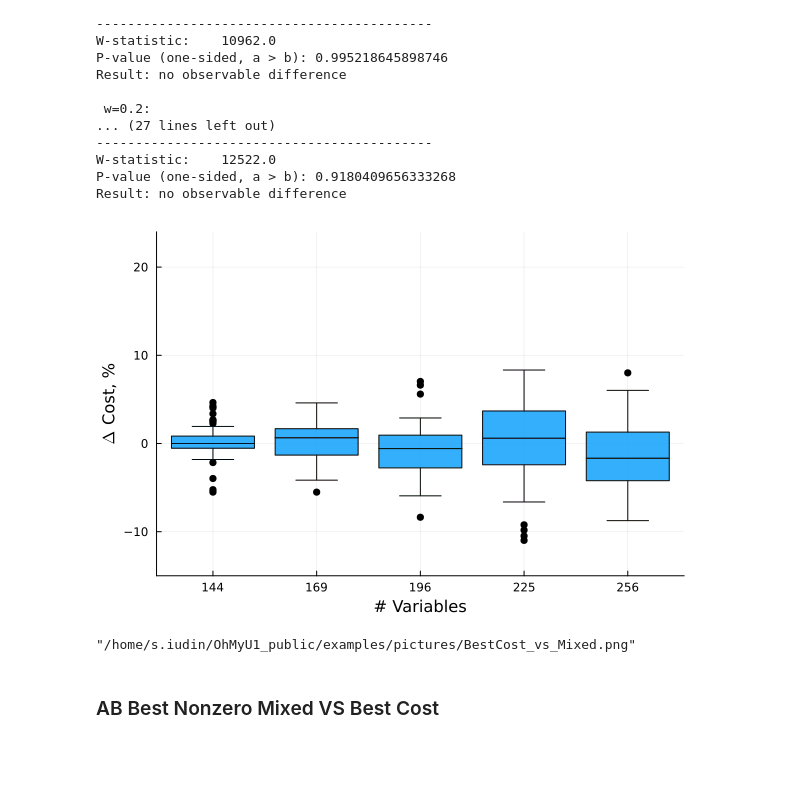
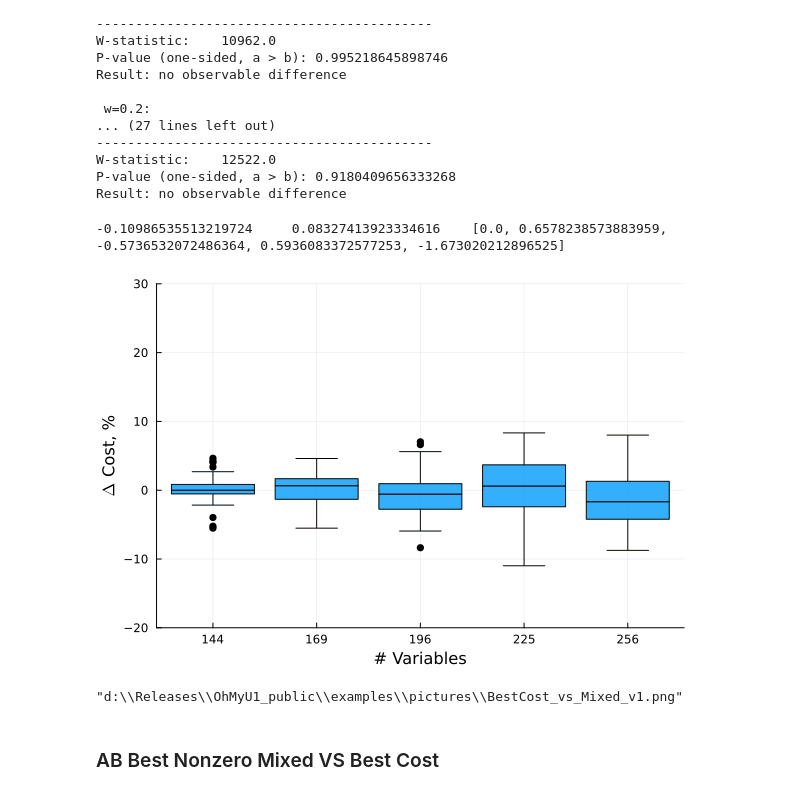
Before and after one commit to antientropic-guy/OhMyU1_public, a Jupyter notebook: examples/LinearAssignmentReport.ipynb, the cells around one changed output. Cells and saved outputs as stored; diff of their text form; code cells hidden in the pictures; blank space fills up the shorter version.

```diff
--- a/examples/LinearAssignmentReport.ipynb
+++ b/examples/LinearAssignmentReport.ipynb
@@ -104,7 +100,7 @@ function plot_rel_improvement(a, b; n=50, x=[12, 13, 14, 15, 16].^2)
     boxplot(rel_diff,
             fillcolor = palette(:default)[1],
             fillalpha = 0.8,
-            whisker_range = 1.0,
+            # whisker_range = 1.0,
 
             outliers = true,
             markercolor = :black,
@@ -114,7 +110,7 @@ function plot_rel_improvement(a, b; n=50, x=[12, 13, 14, 15, 16].^2)
             xlabel = "# Variables",
             ylabel = L"\Delta" * " Cost, %",
             x_ticks=(1:5, x),
-            ylims=(-15, 24)
+            ylims=(-20, 30)
     )
 end
 # %% [output]
@@ -125,10 +121,10 @@ plot_rel_improvement (generic function with 1 method)
 n_sizes = [12, 13, 14, 15, 16]
 problems_range = 1:50
 w_vec = [0.1, 0.35, 0.5, 0.7]
-path2_best_cost = "data/random_assignment/res_best_cost_barrier_false_div_false_r=50.jld2"
+path2_best_cost = "../data/random_assignment/res_best_cost_barrier_false_div_false_r=50.jld2"
 best_cost_vec = get_res_vec(path2_best_cost, strategy="best_cost", n_sizes=n_sizes, problems_range=problems_range)
 for w in w_vec
-    path2_mixed = "data/random_assignment/res_weighted rank_barrier_false_div_false_r=50_w=0.1_0.35_0.5_0.7.jld2"
+    path2_mixed = "../data/random_assignment/res_weighted rank_barrier_false_div_false_r=50_w=0.1_0.35_0.5_0.7.jld2"
     println("\n w=$(w): ")
     best_cost_mixed = get_res_vec(path2_mixed, strategy="weighted rank", n_sizes=n_sizes, problems_range=problems_range, w=w)
     detailed_wilcoxon(best_cost_vec, best_cost_mixed)
@@ -152,7 +148,7 @@ W-statistic:    12609.0
 P-value (one-sided, a > b): 0.9352512854071939
 Result: no observable difference
 # %%
-path2_mixed = "data/random_assignment/res_weighted rank_barrier_false_div_false_r=50_w=0.1_0.35_0.5_0.7.jld2"
+path2_mixed = "../data/random_assignment/res_weighted rank_barrier_false_div_false_r=50_w=0.1_0.35_0.5_0.7.jld2"
 get_b_vec = w -> get_res_vec(path2_mixed, strategy="weighted rank", n_sizes=n_sizes, problems_range=problems_range, w=w)
 for w in [0.1]
     p = scatter(best_cost_vec - get_b_vec(w))
@@ -180,10 +186,10 @@ savefig("examples/pictures/BestCost_vs_WeightedRank.png")
 n_sizes = [12, 13, 14, 15, 16]
 problems_range = 1:50
 w_vec = [0.1, 0.2, 0.3, 0.4]
-path2_best_cost = "data/random_assignment/res_best_cost_barrier_false_div_false_r=50.jld2"
+path2_best_cost = "../data/random_assignment/res_best_cost_barrier_false_div_false_r=50.jld2"
 best_cost_vec = get_res_vec(path2_best_cost, strategy="best_cost", n_sizes=n_sizes, problems_range=problems_range)
 for w in w_vec
-    path2_mixed = "data/random_assignment/res_mixed_barrier_false_div_false_r=50_w=0.1_0.2_0.3_0.4.jld2"
+    path2_mixed = "../data/random_assignment/res_mixed_barrier_false_div_false_r=50_w=0.1_0.2_0.3_0.4.jld2"
     println("\n w=$(w): ")
     best_cost_mixed = get_res_vec(path2_mixed, strategy="mixed", n_sizes=n_sizes, problems_range=problems_range, w=w)
     detailed_wilcoxon(best_cost_vec, best_cost_mixed)
@@ -209,14 +215,24 @@ Result: no observable difference
 # %%
 get_b_vec = w -> get_res_vec(path2_mixed, strategy="mixed", n_sizes=n_sizes, problems_range=problems_range, w=w)
 a = best_cost_vec
 b = get_b_vec(0.4)
+
+print(minimum((a .- b) ./ abs.(a)), "     ", maximum((a .- b) ./ abs.(a)))
+print("    ")
+n = 50
+A_grouped = reshape(a, n, :)
+B_grouped = reshape(b, n, :)
+rel_diff = (A_grouped .- B_grouped) ./ (abs.(A_grouped)) * 100
+print([median(rel_diff[:, n]) for n in 1:5])
+
 plot_rel_improvement(a, b)
 # %% [output]
+-0.10986535513219724     0.08327413923334616    [0.0, 0.6578238573883959, -0.5736532072486364, 0.5936083372577253, -1.673020212896525]
-[figure, old version]
+[figure, new version]
 # %%
-savefig("examples/pictures/BestCost_vs_Mixed.png")
+savefig("pictures/BestCost_vs_Mixed_v1.png")
 # %% [output]
-"/home/s.iudin/OhMyU1_public/examples/pictures/BestCost_vs_Mixed.png"
+"d:\\Releases\\OhMyU1_public\\examples\\pictures\\BestCost_vs_Mixed_v1.png"
 # %% [markdown]
 ### AB Best Nonzero Mixed VS Best Cost
 # %%
```
Also changed, not shown: parts of 8 cells of this notebook, 18 other files.
